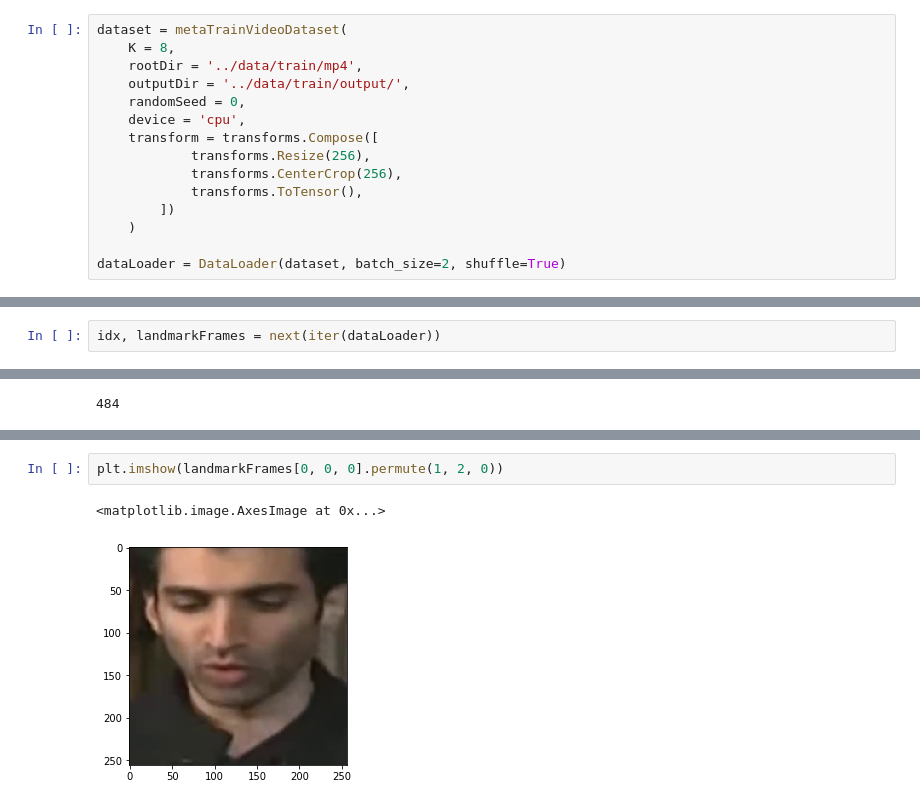
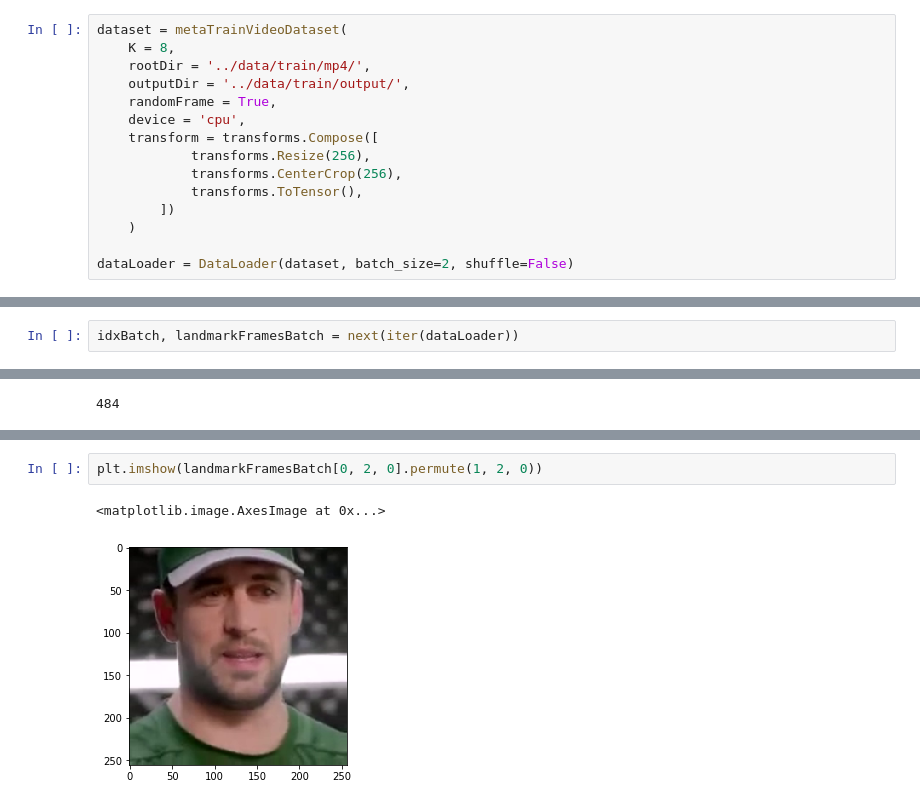
Before and after one commit to KrisHan999/Few-Shot-Talking-Head-Model, a Jupyter notebook: dataset/CustomeDataset.ipynb, the cells around one changed output, grey strips where cells are left out. Drawn from its saved outputs; the diff is of its cells as text.

Commit message:
process dataset

```diff
--- a/dataset/CustomeDataset.ipynb
+++ b/dataset/CustomeDataset.ipynb
@@ -46,9 +60,9 @@ class metaTrainVideoDataset(Dataset):
 # %%
 dataset = metaTrainVideoDataset(
     K = 8,
-    rootDir = '../data/train/mp4',
+    rootDir = '../data/train/mp4/',
     outputDir = '../data/train/output/',
-    randomSeed = 0,
+    randomFrame = True,
     device = 'cpu',
     transform = transforms.Compose([
             transforms.Resize(256),
@@ -57,4 +71,4 @@ dataset = metaTrainVideoDataset(
         ])
     )
 
-dataLoader = DataLoader(dataset, batch_size=2, shuffle=True)
+dataLoader = DataLoader(dataset, batch_size=2, shuffle=False)
@@ -61,2 +77,2 @@ dataLoader = DataLoader(dataset, batch_size=2, shuffle=True)
 # %%
-idx, landmarkFrames = next(iter(dataLoader))
+idxBatch, landmarkFramesBatch = next(iter(dataLoader))
@@ -87,7 +89,7 @@ landmarkFrames.shape
 # %% [output]
 torch.Size([2, 9, 2, 3, 256, 256])
 # %%
-plt.imshow(landmarkFrames[0, 0, 0].permute(1, 2, 0))
+plt.imshow(landmarkFramesBatch[0, 2, 0].permute(1, 2, 0))
 # %% [output]
 <matplotlib.image.AxesImage at 0x...>
-[figure, old version]
+[figure, new version]
```
Also changed, not shown: parts of 6 cells of this notebook, 4 other files.
